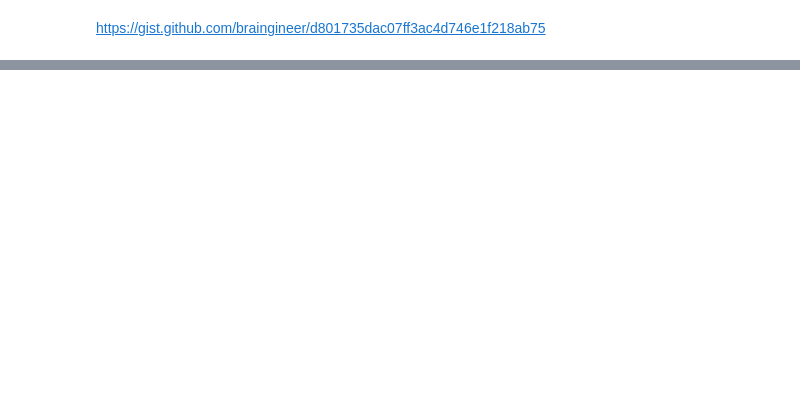
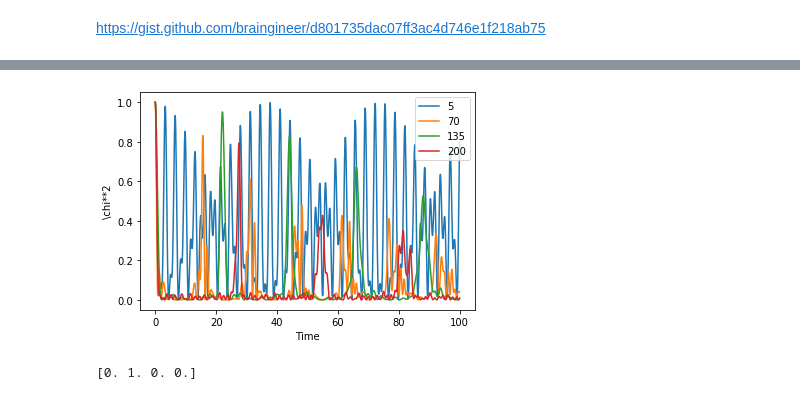
Before and after one commit to yooxiang/Optimal_control_of_hybrid_quantum_systems, a Jupyter notebook: main.ipynb, the cells around one changed output, grey strips where cells are left out. Drawn from its saved outputs; the diff is of its cells as text; code cells hidden in the pictures; blank space fills up the shorter version.

```diff
--- a/main.ipynb
+++ b/main.ipynb
@@ -55,0 +114,11 @@ $\begin{aligned} \mathcal{H} &=\mathcal{H}_{s}^{e f} \otimes \mathbb{I}+\omega_{
+# %%
+k_list = sp.linspace(5,200,4)
+psi_0_list = psi_list(k_list)
+chi_plot_multi(k_list,1,1, psi_0_list,100)
+plt.savefig("200",dpi = 1000)
+# %% [output]
+[figure, added]
+# %%
+print(psi(4))
+# %% [output]
+[0. 1. 0. 0.]
```
Also changed, not shown: parts of 14 cells of this notebook.
